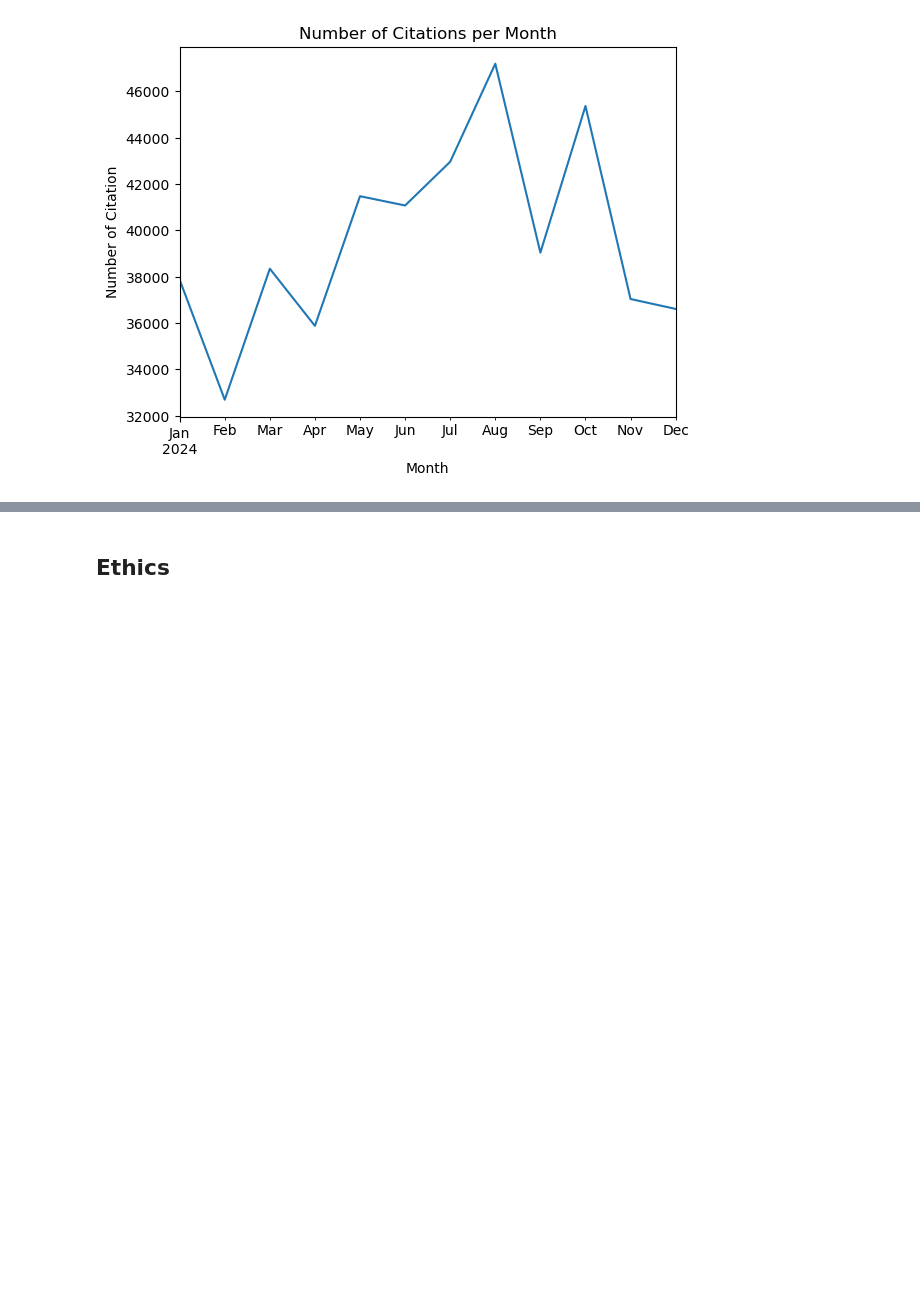
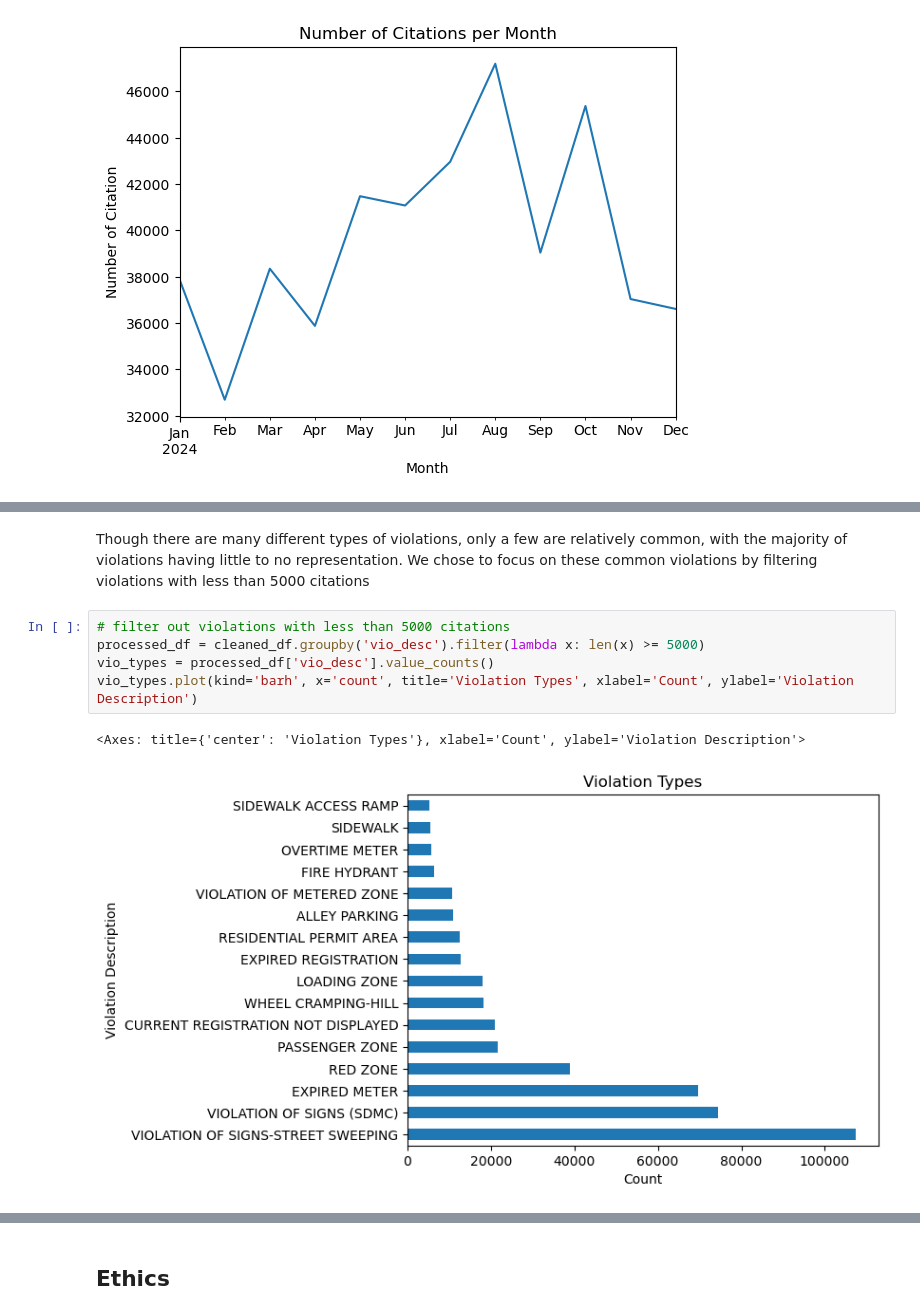
Before and after one commit to tobyzhan/Parking-Citation-Project, a Jupyter notebook: 01-DataCheckpoint.ipynb, the cells around one changed output, grey strips where cells are left out. Drawn from its saved outputs; the diff is of its cells as text; blank space fills up the shorter version.

```diff
--- a/01-DataCheckpoint.ipynb
+++ b/01-DataCheckpoint.ipynb
@@ -226,2 +260,12 @@ vio_types.plot(kind='barh', x='count')
+# %% [markdown]
+Though there are many different types of violations, only a few are relatively common, with the majority of violations having little to no representation. We chose to focus on these common violations by filtering violations with less than 5000 citations
+# %%
+# filter out violations with less than 5000 citations
+processed_df = cleaned_df.groupby('vio_desc').filter(lambda x: len(x) >= 5000)
+vio_types = processed_df['vio_desc'].value_counts()
+vio_types.plot(kind='barh', x='count', title='Violation Types', xlabel='Count', ylabel='Violation Description')
+# %% [output]
+<Axes: title={'center': 'Violation Types'}, xlabel='Count', ylabel='Violation Description'>
+[figure, added]
 # %%
 # Histogram of violation fines
```
Also changed, not shown: parts of 13 cells of this notebook.
